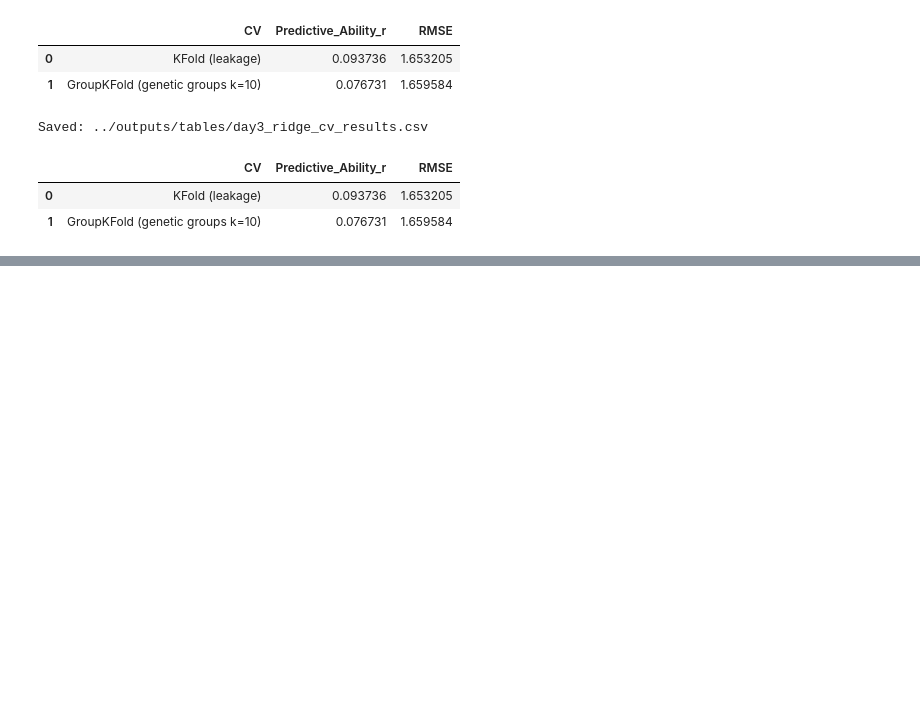
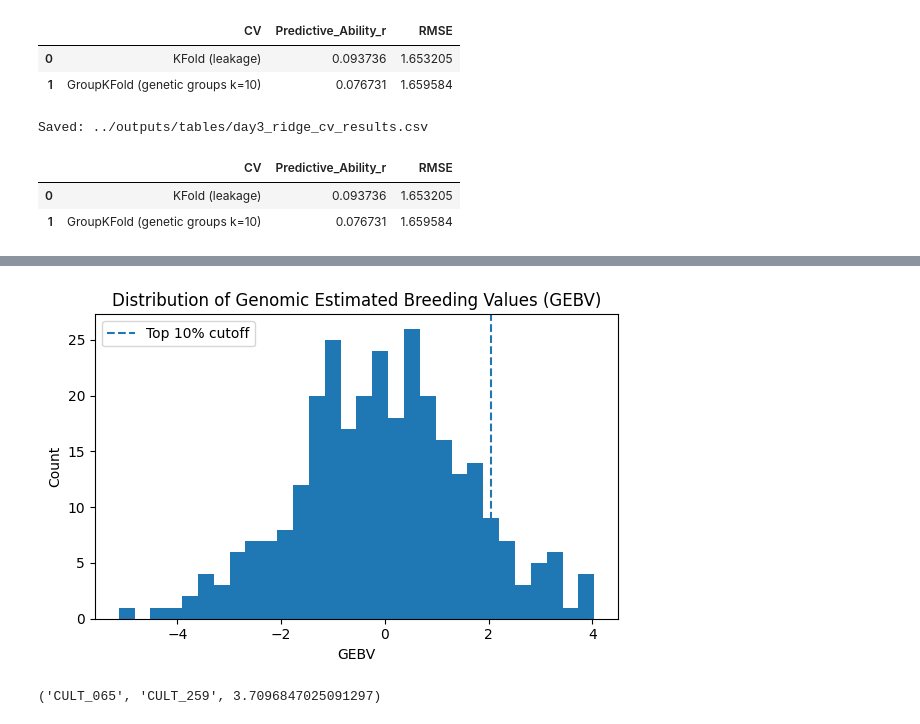
Before and after one commit to nicolepretini/wheat-genomic-selection, a Jupyter notebook: notebooks/03_ridge_gs_modeling.ipynb, the cells around one changed output, grey strips where cells are left out. Drawn from its saved outputs; the diff is of its cells as text; code cells hidden in the pictures; blank space fills up the shorter version.

Commit message:
Add README and GS pipeline outputs (ranking, crosses, saved model)

```diff
--- a/notebooks/03_ridge_gs_modeling.ipynb
+++ b/notebooks/03_ridge_gs_modeling.ipynb
@@ -115,3 +115,16 @@ Saved: ../outputs/tables/day3_ridge_cv_results.csv
 |  | CV | Predictive_Ability_r | RMSE |
 | 0 | KFold (leakage) | 0.093736 | 1.653205 |
 | 1 | GroupKFold (genetic groups k=10) | 0.076731 | 1.659584 |
+# %%
+from sklearn.pipeline import Pipeline
+from sklearn.impute import SimpleImputer
+from sklearn.preprocessing import StandardScaler
+from sklearn.linear_model import Ridge
+
+gs_pipeline = Pipeline([
+    ("impute", SimpleImputer(strategy="mean")),
+    ("scale", StandardScaler()),
+    ("ridge", Ridge(alpha=1.0))
+])
+
+gs_pipeline
@@ -117,0 +134,3 @@ Saved: ../outputs/tables/day3_ridge_cv_results.csv
+# %%
+gs_pipeline.fit(X.values, y)
+print("Fitted on:", X.shape[0], "lines and", X.shape[1], "SNPs")
@@ -117,0 +139,8 @@ Saved: ../outputs/tables/day3_ridge_cv_results.csv
+# %%
+gebv = gs_pipeline.predict(X.values)
+
+ranking = (pd.DataFrame({"cultivar": X.index, "GEBV": gebv})
+           .sort_values("GEBV", ascending=False)
+           .reset_index(drop=True))
+
+ranking.head(10)
@@ -117,0 +159,28 @@ Saved: ../outputs/tables/day3_ridge_cv_results.csv
+# %%
+import matplotlib.pyplot as plt
+
+plt.figure(figsize=(6,4))
+plt.hist(gebv, bins=30)
+plt.axvline(np.percentile(gebv, 90), linestyle="--", label="Top 10% cutoff")
+plt.title("Distribution of Genomic Estimated Breeding Values (GEBV)")
+plt.xlabel("GEBV")
+plt.ylabel("Count")
+plt.legend()
+plt.tight_layout()
+plt.show()
+# %% [output]
+[figure, added]
+# %%
+def cross_expected_mean(parent_a, parent_b, ranking_df):
+    ra = ranking_df.loc[ranking_df["cultivar"] == parent_a, "GEBV"]
+    rb = ranking_df.loc[ranking_df["cultivar"] == parent_b, "GEBV"]
+    if len(ra) == 0 or len(rb) == 0:
+        raise ValueError("Parent cultivar ID not found in ranking.")
+    return float(0.5 * (ra.values[0] + rb.values[0]))
+
+parent_A = ranking.loc[0, "cultivar"]
+parent_B = ranking.loc[5, "cultivar"]
+
+parent_A, parent_B, cross_expected_mean(parent_A, parent_B, ranking)
+# %% [output]
+('CULT_065', 'CULT_259', 3.7096847025091297)
```
Also changed, not shown: parts of 7 cells of this notebook, 2 other files.
